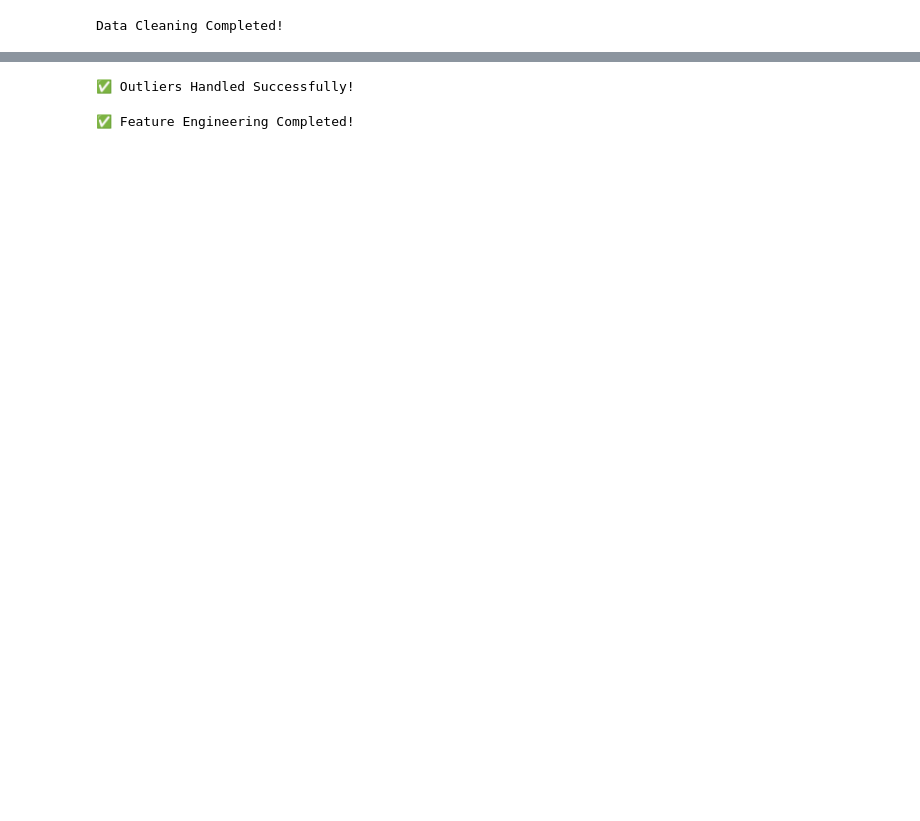
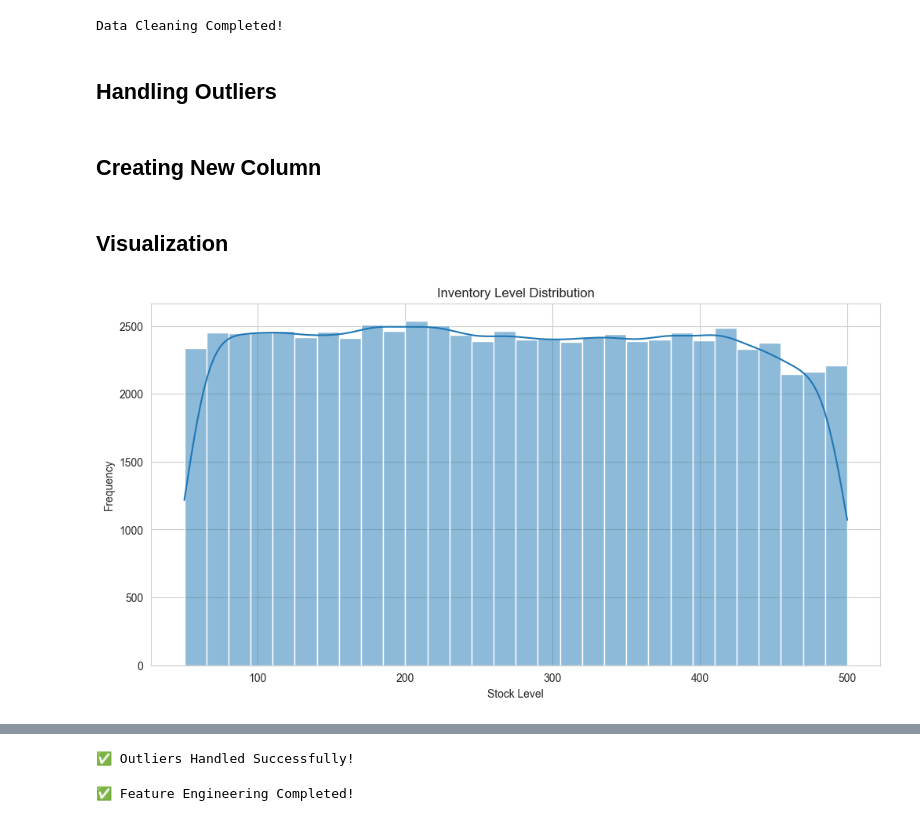
Before and after one commit to manivenkatasai9494/tekworks, a Jupyter notebook: prp/test2.ipynb, the cells around one changed output, grey strips where cells are left out. Drawn from its saved outputs; the diff is of its cells as text; code cells hidden in the pictures; blank space fills up the shorter version.

```diff
--- a/prp/test2.ipynb
+++ b/prp/test2.ipynb
@@ -83,3 +187,5 @@ df = clean_data(df)
 print("Data Cleaning Completed!")
 # %% [output]
 Data Cleaning Completed!
+# %% [markdown]
+<h2>Handling Outliers
@@ -85,0 +203,2 @@ Data Cleaning Completed!
+# %% [markdown]
+<h2>Creating New Column
@@ -85,0 +209,11 @@ Data Cleaning Completed!
+# %% [markdown]
+<h2>Visualization
+# %%
+plt.figure()
+sns.histplot(df["Inventory Level"], bins=30, kde=True)
+plt.title("Inventory Level Distribution")
+plt.xlabel("Stock Level")
+plt.ylabel("Frequency")
+plt.show()
+# %% [output]
+[figure, added]
```
Also changed, not shown: parts of 35 cells of this notebook, 1 other file.
